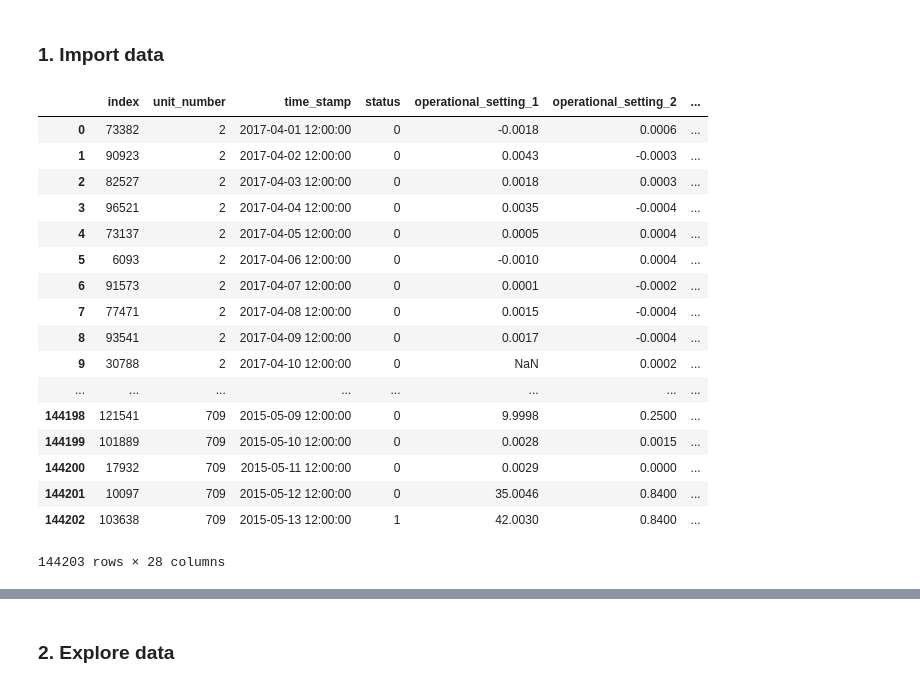
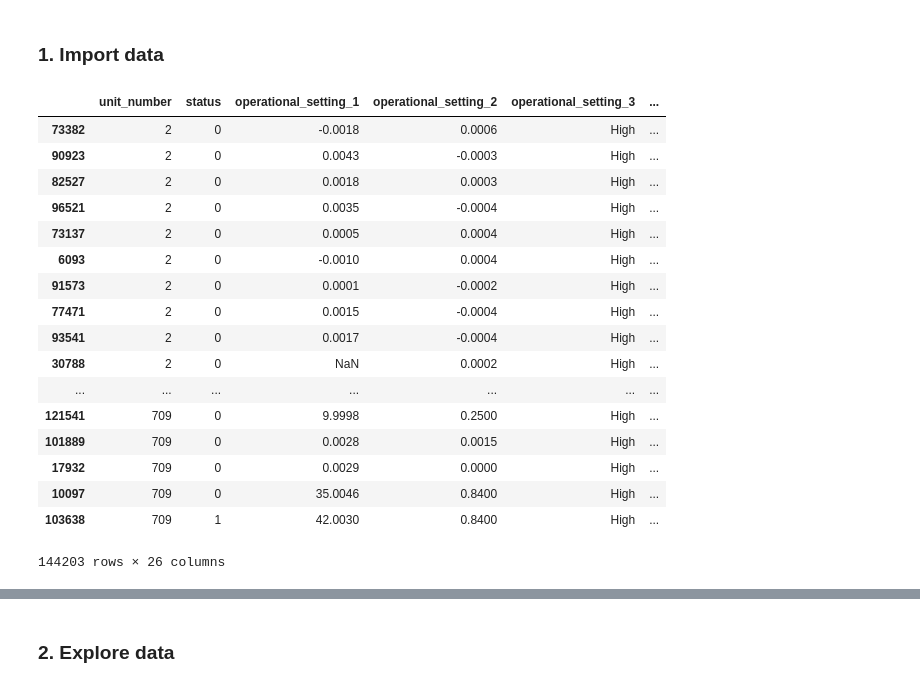
Before and after one commit to prakash-murugesan/CodeChallenge, a Jupyter notebook: CodingChallenge/Machine Learning/MachineLearningChallengeWorkingCopy.ipynb, the cells around one changed output, grey strips where cells are left out. Saved outputs shown, nothing was run; the diff lists cells and outputs as text; code cells hidden in the pictures.

```diff
--- a/CodingChallenge/Machine Learning/MachineLearningChallengeWorkingCopy.ipynb
+++ b/CodingChallenge/Machine Learning/MachineLearningChallengeWorkingCopy.ipynb
@@ -88,24 +88,24 @@ df_X
 # %% [markdown]
 ### 1. Import data
 # %%
-df = pd.read_csv("predictive_maintenance_dataset.csv").sort_values(by = ['unit_number', 'time_stamp'], ascending = True).reset_index()
+df = pd.read_csv("predictive_maintenance_dataset.csv").sort_values(by = ['unit_number', 'time_stamp'], ascending = True).drop('time_stamp',axis=1)
 df
 # %% [output]
-|  | index | unit_number | time_stamp | status | operational_setting_1 | operational_setting_2 | ... |
-| 0 | 73382 | 2 | 2017-04-01 12:00:00 | 0 | -0.0018 | 0.0006 | ... |
-| 1 | 90923 | 2 | 2017-04-02 12:00:00 | 0 | 0.0043 | -0.0003 | ... |
-| 2 | 82527 | 2 | 2017-04-03 12:00:00 | 0 | 0.0018 | 0.0003 | ... |
-| 3 | 96521 | 2 | 2017-04-04 12:00:00 | 0 | 0.0035 | -0.0004 | ... |
-| 4 | 73137 | 2 | 2017-04-05 12:00:00 | 0 | 0.0005 | 0.0004 | ... |
-| 5 | 6093 | 2 | 2017-04-06 12:00:00 | 0 | -0.0010 | 0.0004 | ... |
-| 6 | 91573 | 2 | 2017-04-07 12:00:00 | 0 | 0.0001 | -0.0002 | ... |
-| 7 | 77471 | 2 | 2017-04-08 12:00:00 | 0 | 0.0015 | -0.0004 | ... |
-| 8 | 93541 | 2 | 2017-04-09 12:00:00 | 0 | 0.0017 | -0.0004 | ... |
-| 9 | 30788 | 2 | 2017-04-10 12:00:00 | 0 | NaN | 0.0002 | ... |
-| ... | ... | ... | ... | ... | ... | ... | ... |
-| 144198 | 121541 | 709 | 2015-05-09 12:00:00 | 0 | 9.9998 | 0.2500 | ... |
-| 144199 | 101889 | 709 | 2015-05-10 12:00:00 | 0 | 0.0028 | 0.0015 | ... |
-| 144200 | 17932 | 709 | 2015-05-11 12:00:00 | 0 | 0.0029 | 0.0000 | ... |
-| 144201 | 10097 | 709 | 2015-05-12 12:00:00 | 0 | 35.0046 | 0.8400 | ... |
-| 144202 | 103638 | 709 | 2015-05-13 12:00:00 | 1 | 42.0030 | 0.8400 | ... |
+|  | unit_number | status | operational_setting_1 | operational_setting_2 | operational_setting_3 | ... |
+| 73382 | 2 | 0 | -0.0018 | 0.0006 | High | ... |
+| 90923 | 2 | 0 | 0.0043 | -0.0003 | High | ... |
+| 82527 | 2 | 0 | 0.0018 | 0.0003 | High | ... |
+| 96521 | 2 | 0 | 0.0035 | -0.0004 | High | ... |
+| 73137 | 2 | 0 | 0.0005 | 0.0004 | High | ... |
+| 6093 | 2 | 0 | -0.0010 | 0.0004 | High | ... |
+| 91573 | 2 | 0 | 0.0001 | -0.0002 | High | ... |
+| 77471 | 2 | 0 | 0.0015 | -0.0004 | High | ... |
+| 93541 | 2 | 0 | 0.0017 | -0.0004 | High | ... |
+| 30788 | 2 | 0 | NaN | 0.0002 | High | ... |
+| ... | ... | ... | ... | ... | ... | ... |
+| 121541 | 709 | 0 | 9.9998 | 0.2500 | High | ... |
+| 101889 | 709 | 0 | 0.0028 | 0.0015 | High | ... |
+| 17932 | 709 | 0 | 0.0029 | 0.0000 | High | ... |
+| 10097 | 709 | 0 | 35.0046 | 0.8400 | High | ... |
+| 103638 | 709 | 1 | 42.0030 | 0.8400 | High | ... |
-144203 rows × 28 columns
+144203 rows × 26 columns
```
Also changed, not shown: parts of 42 cells of this notebook, 2 other files.
